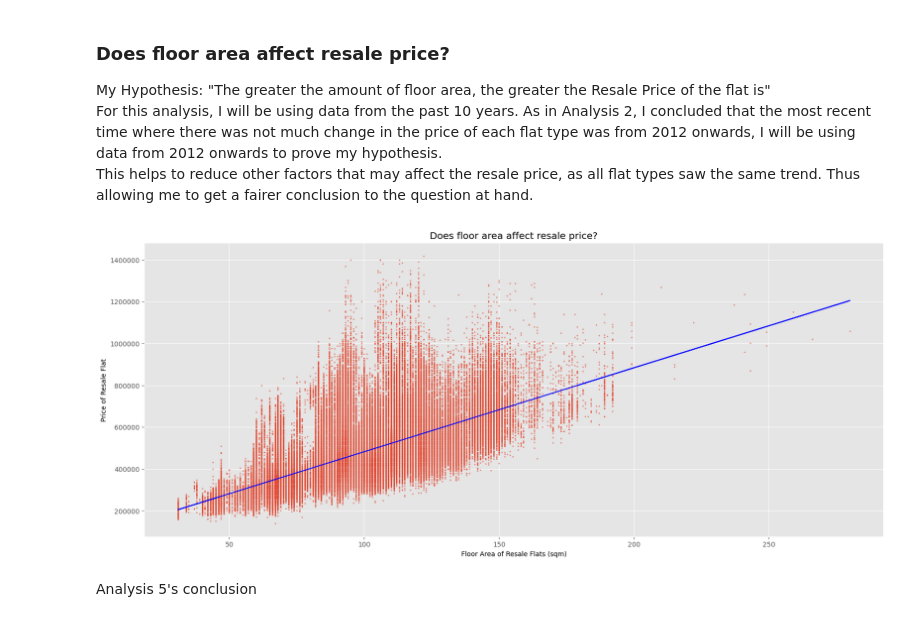
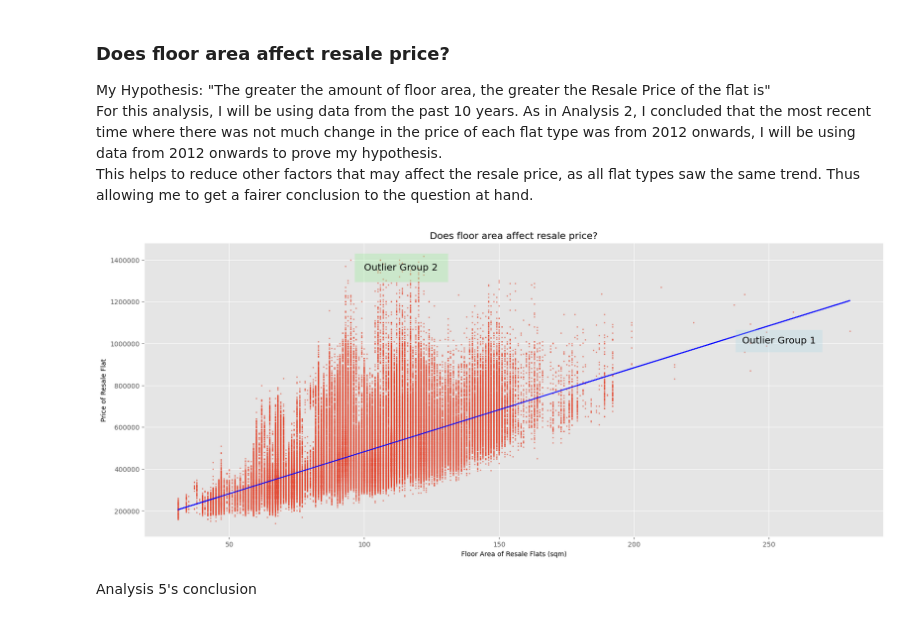
Before and after one commit to Kellories/PDS-CA01, a Jupyter notebook: CA01.ipynb, the cells around one changed output. Cells and saved outputs as stored; diff of their text form; code cells hidden in the pictures.

Commit message:
feat: added outlier text boxes

```diff
--- a/CA01.ipynb
+++ b/CA01.ipynb
@@ -179,18 +179,21 @@ for i in data:
 
 flat = np.unique([data[1] for data in data_2020_onwards])
 numbers = []
+
+
 for i in flat:
-    indicies = np.where(data['flat_type'] == i)
-    numbers.append(data[indicies]['no_of_resale_applications'].sum())
+    numbers.append(data[data['flat_type'] == i]['no_of_resale_applications'].sum())
+
 total = sum(numbers)
+
 # Changes sums into percentages
 for i in range(len(numbers)):
     numbers[i] = (numbers[i]/total)*100
-
 colors = ["purple","blue","yellow","lightgreen","darkred","orange"]
 labels = ['{0} - {1:1.2f} %'.format(i, j) for i, j in zip(flat,numbers)]
-fig = plt.pie(numbers,startangle=90,colors=colors)
-plt.legend(fig,labels=labels,loc='center left', bbox_to_anchor = (-0.1,1.))
+plt.pie(numbers,startangle=90,colors=colors)
+
+plt.legend(plt,labels=labels,loc='center left', bbox_to_anchor = (-0.1,1.))
 plt.show()
 # %% [output]
 [figure]
@@ -205,33 +208,35 @@ As in Analysis 2, I concluded that the most recent time where there was not much
 data2012_2014 = np.genfromtxt('./datasets/resale-flat-prices-based-on-registration-date-from-mar-2012-to-dec-2014.csv',
                                dtype = ['U10', 'U20',  'U10',  'i8', 'U50', 'U10',  'i4',  'U20', 'i8',   'i8'],
                                 delimiter=",",names=True)
 data2014_2016 = np.genfromtxt('./datasets/resale-flat-prices-based-on-registration-date-from-jan-2015-to-dec-2016.csv',
                                dtype = ['U10', 'U20',  'U10',  'i8', 'U50', 'U10',  'i4',  'U20', 'i8',    'i8'],
                                 usecols=(0,1,2,3,4,5,6,7,8,10),delimiter=",",names=True)
 data2017_onwards = np.genfromtxt('./datasets/resale-flat-prices-based-on-registration-date-from-jan-2017-onwards.csv',
                                   dtype = ['U10', 'U20',  'U10',  'i8', 'U50', 'U10',  'i4',  'U20', 'i8',    'i8'],
                                    usecols=(0,1,2,3,4,5,6,7,8,10), delimiter=",",names=True)
 #combine all data into one np arr
 combined_data = np.concatenate([data2012_2014,data2014_2016,data2017_onwards])
 
 floor_area = []
 price = []
 for i in range(len(combined_data)):
     #converts month into year
     combined_data['month'][i] = combined_data['month'][i][:4]
     if combined_data['resale_price'][i] > 0:
         floor_area.append(combined_data['floor_area_sqm'][i])
         price.append(combined_data['resale_price'][i])
 
 a,b = np.polyfit(floor_area,price,deg=1)
 fig, ax = plt.subplots(1, figsize = (20,8))
 ax.scatter(x = floor_area, y = price, s = 3, alpha = 0.5)
 ax.plot(floor_area,a*np.float64(floor_area) + b,'b')
+ax.text(240,1000000,"Outlier Group 1", bbox = {'facecolor': 'lightblue', 'alpha':0.3, 'pad' : 10,}, fontsize = 'x-large')
+ax.text(100,1350000,"Outlier Group 2", bbox = {'facecolor': 'lightgreen', 'alpha':0.3, 'pad' : 15,}, fontsize = 'x-large')
 plt.title("Does floor area affect resale price?")
 plt.xlabel("Floor Area of Resale Flats (sqm)")
 plt.ylabel("Price of Resale Flat")
 plt.ticklabel_format(style='plain', axis='y')
 # %% [output]
-[figure, old version]
+[figure, new version]
 # %% [markdown]
 Analysis 5's conclusion
```
Also changed, not shown: parts of 1 cell of this notebook.
